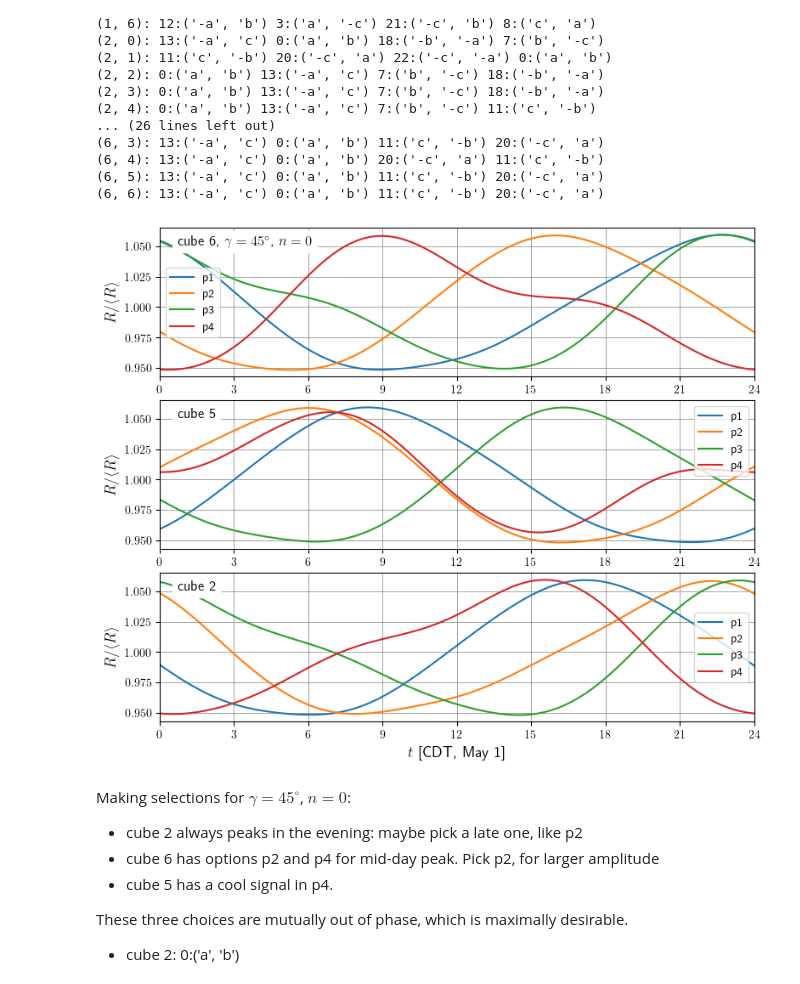
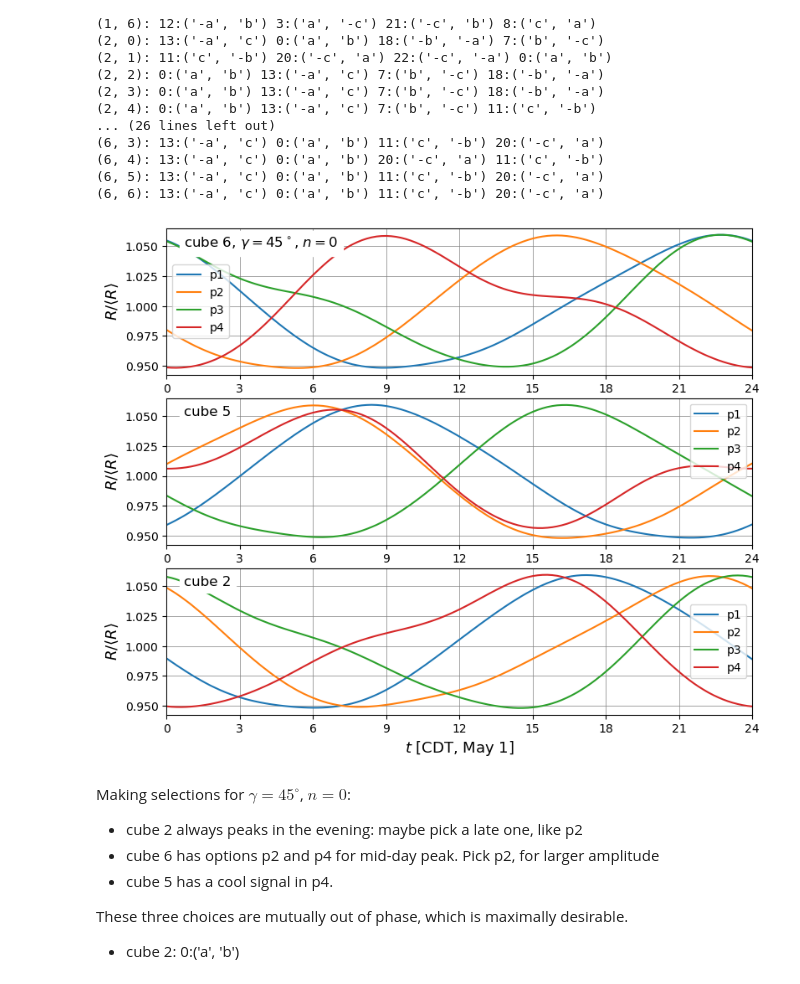
Before and after one commit to marthay1777/TSTILBENE-DM-Martha, a Jupyter notebook: cubeRotate.ipynb, the cells around one changed output. Drawn from its saved outputs; the diff is of its cells as text; code cells hidden in the pictures.

```diff
--- a/cubeRotate.ipynb
+++ b/cubeRotate.ipynb
@@ -1533,8 +1545,8 @@ pc2 = 1
 fig = plt.figure(figsize=[2.0*unisize,unisize])
 ax2 = fig.add_axes([0,0,1,1], xscale='linear', yscale='linear')
 # ax2 = fig.add_axes([0,1.15,1,0.5], xscale='linear', yscale='linear')
-ax2.set_xlabel(r'$\gamma$ [deg]', fontsize=13, usetex=True)
-ax2.set_ylabel(r'$\chi^2$ score', fontsize=13, usetex=True)
+ax2.set_xlabel(r'$\gamma$ [deg]', fontsize=13, usetex=False)
+ax2.set_ylabel(r'$\chi^2$ score', fontsize=13, usetex=False)
 ax2.set_xlim([0,360])
 ax2.set_xticks([ph for ph in range(0, 361, 30)])
 # ax2.set_ylim([min_R, max_R])
@@ -2223,8 +2235,8 @@ upfaceA = (str(cube)+UFs[pA][0], str(cube)+UFs[pA][1])
 
 # For plotting: Gray curves show the variation across orthogonalized versions of the cube geometry
 # Black curve shows the reference cube-basis version for the selected orientation
-ax2.set_xlabel(r'$t$ [CDT, May 1]', fontsize=13, usetex=True)
-ax2.set_ylabel(r'$R/\langle R \rangle$', fontsize=13, usetex=True)
+ax2.set_xlabel(r'$t$ [CDT, May 1]', fontsize=13, usetex=False)
+ax2.set_ylabel(r'$R/\langle R \rangle$', fontsize=13, usetex=False)
 ax2.set_xlim([0,24])
 ax2.set_xticks([t for t in range(0, 25, 3)])
 ax2.grid(color='gray', linestyle='-', linewidth=0.5)
@@ -2241,7 +2253,7 @@ ax2.text(0.03, 0.95, r'cube {}'.format(cube),
          verticalalignment='top', fontsize=12,
          color='black',
          backgroundcolor='white',
-         transform=ax2.transAxes, usetex=True)
+         transform=ax2.transAxes, usetex=False)
 
 ax2.legend(loc='lower right')
 
@@ -2258,8 +2270,8 @@ pA = 4
 upfaceA = (str(cube)+UFs[pA][0], str(cube)+UFs[pA][1])
 
 
-# ax5.set_xlabel(r'$t$ [CDT, May 1]', fontsize=13, usetex=True)
-ax5.set_ylabel(r'$R/\langle R \rangle$', fontsize=13, usetex=True)
+# ax5.set_xlabel(r'$t$ [CDT, May 1]', fontsize=13, usetex=False)
+ax5.set_ylabel(r'$R/\langle R \rangle$', fontsize=13, usetex=False)
 ax5.set_xlim([0,24])
 ax5.set_xticks([t for t in range(0, 25, 3)])
 ax5.grid(color='gray', linestyle='-', linewidth=0.5)
@@ -2276,7 +2288,7 @@ ax5.text(0.03, 0.95, r'cube {}'.format(cube),
          verticalalignment='top', fontsize=12,
          color='black',
          backgroundcolor='white',
-         transform=ax5.transAxes, usetex=True)
+         transform=ax5.transAxes, usetex=False)
 ax5.legend()
 
 if makeCSV:
@@ -2292,8 +2304,8 @@ pA = 0
 upfaceA = (str(cube)+UFs[pA][0], str(cube)+UFs[pA][1])
 
 
-# ax6.set_xlabel(r'$t$ [CDT, May 1]', fontsize=13, usetex=True)
-ax6.set_ylabel(r'$R/\langle R \rangle$', fontsize=13, usetex=True)
+# ax6.set_xlabel(r'$t$ [CDT, May 1]', fontsize=13, usetex=False)
+ax6.set_ylabel(r'$R/\langle R \rangle$', fontsize=13, usetex=False)
 ax6.set_xlim([0,24])
 ax6.set_xticks([t for t in range(0, 25, 3)])
 ax6.grid(color='gray', linestyle='-', linewidth=0.5)
@@ -2311,7 +2323,7 @@ ax6.text(0.03, 0.95, r'cube {}'.format(cube),
          verticalalignment='top', fontsize=12,
          color='black',
          backgroundcolor='white',
-         transform=ax6.transAxes, usetex=True)
+         transform=ax6.transAxes, usetex=False)
 ax6.legend(loc='lower right')
 
 ax6.text(0.5, 0.95, r'$\gamma = {}^\circ, n = {}, m_\chi = {}$'.format(gammaD, n, mX) + r'$\,{\rm MeV}$',
@@ -2319,7 +2331,7 @@ ax6.text(0.5, 0.95, r'$\gamma = {}^\circ, n = {}, m_\chi = {}$'.format(gammaD, n
          verticalalignment='top', fontsize=12,
          color='black',
          backgroundcolor='white',
-         transform=ax6.transAxes, usetex=True)
+         transform=ax6.transAxes, usetex=False)
 
 if makeCSV:
     np.savetxt('out/RtH_{}_{}_g{}_n{}.csv'.format(upfaceA[0], upfaceA[1], gammaD, n), RtHa)
@@ -2431,8 +2443,8 @@ upface4 = (str(cube)+UFs[p4][0], str(cube)+UFs[p4][1])
 # pA = p1
 # pB = p4
 
-ax2.set_xlabel(r'$t$ [CDT, May 1]', fontsize=13, usetex=True)
-ax2.set_ylabel(r'$R/\langle R \rangle$', fontsize=13, usetex=True)
+ax2.set_xlabel(r'$t$ [CDT, May 1]', fontsize=13, usetex=False)
+ax2.set_ylabel(r'$R/\langle R \rangle$', fontsize=13, usetex=False)
 ax2.set_xlim([0,24])
 # ax2.set_ylim([min_R, max_R])
 ax2.set_xticks([t for t in range(0, 25, 3)])
@@ -2470,7 +2482,7 @@ ax2.text(0.03, 0.95, r'cube {}'.format(cube),
          verticalalignment='top', fontsize=12,
          color='black',
          backgroundcolor='white',
-         transform=ax2.transAxes, usetex=True)
+         transform=ax2.transAxes, usetex=False)
 
 # ax1.legend(loc=(0.25, 0.03))
 # ax1.legend(loc=(0.4, 0.03))
@@ -2492,8 +2504,8 @@ upface4 = (str(cube)+UFs[p4][0], str(cube)+UFs[p4][1])
 pA = p1
 pB = p4
 
-# ax5.set_xlabel(r'$t$ [CDT, May 1]', fontsize=13, usetex=True)
-ax5.set_ylabel(r'$R/\langle R \rangle$', fontsize=13, usetex=True)
+# ax5.set_xlabel(r'$t$ [CDT, May 1]', fontsize=13, usetex=False)
+ax5.set_ylabel(r'$R/\langle R \rangle$', fontsize=13, usetex=False)
 ax5.set_xlim([0,24])
 ax5.set_xticks([t for t in range(0, 25, 3)])
 ax5.grid(color='gray', linestyle='-', linewidth=0.5)
@@ -2513,7 +2525,7 @@ ax5.text(0.03, 0.95, r'cube {}'.format(cube),
          verticalalignment='top', fontsize=12,
          color='black',
          backgroundcolor='white',
-         transform=ax5.transAxes, usetex=True)
+         transform=ax5.transAxes, usetex=False)
 ax5.legend()
 
 
@@ -2530,37 +2542,37 @@ upface4 = (str(cube)+UFs[p4][0], str(cube)+UFs[p4][1])
 pA = p1
 pB = p4
 
-# ax6.set_xlabel(r'$t$ [CDT, May 1]', fontsize=13, usetex=True)
-ax6.set_ylabel(r'$R/\langle R \rangle$', fontsize=13, usetex=True)
+# ax6.set_xlabel(r'$t$ [CDT, May 1]', fontsize=13, usetex=False)
+ax6.set_ylabel(r'$R/\langle R \rangle$', fontsize=13, usetex=False)
 ax6.set_xlim([0,24])
 ax6.set_xticks([t for t in range(0, 25, 3)])
 ax6.grid(color='gray', linestyle='-', linewidth=0.5)
 
 RtH1 = Rt_uf[(cube, 0, p1)]
 RtH2 = Rt_uf[(cube, 0, p2)]
 RtH3 = Rt_uf[(cube, 0, p3)]
 RtH4 = Rt_uf[(cube, 0, p4)]
 ax6.plot(tH, RtH1, label='p1')
 ax6.plot(tH, RtH2, label='p2')
 ax6.plot(tH, RtH3, label='p3')
 ax6.plot(tH, RtH4, label='p4')
 
 
 ax6.text(0.03, 0.95, r'cube {}, $\gamma = {}^\circ$, $n = {}$'.format(cube, gammaD, n),
          horizontalalignment='left',
          verticalalignment='top', fontsize=12,
          color='black',
          backgroundcolor='white',
-         transform=ax6.transAxes, usetex=True)
+         transform=ax6.transAxes, usetex=False)
 ax6.legend()
 
 
 plt.savefig('out/options_n{}_g{}.pdf'.format(n, gammaD),
             format="pdf", bbox_inches='tight')
 
 fig.show()
 # %% [output]
-[figure, old version]
+[figure, new version]
 # %% [markdown]
 Making selections for $\gamma = 45^\circ$, $n=0$:
 * cube 2 always peaks in the evening: maybe pick a late one, like p2
```
Also changed, not shown: parts of 23 cells of this notebook.
